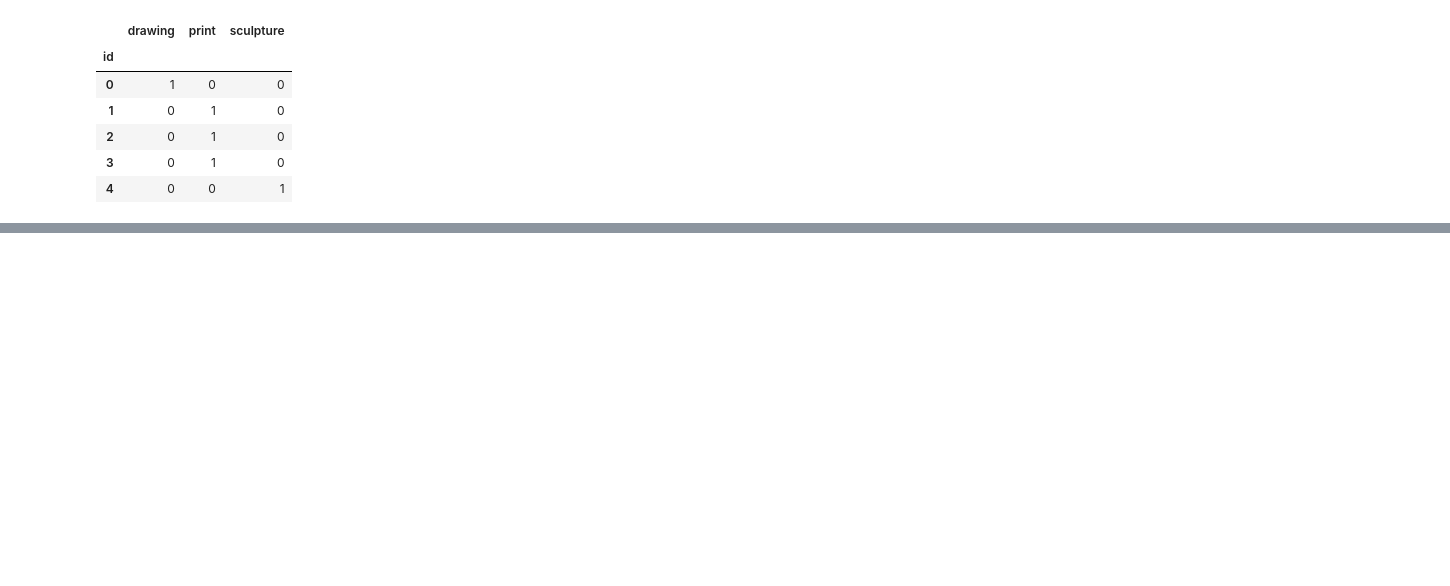
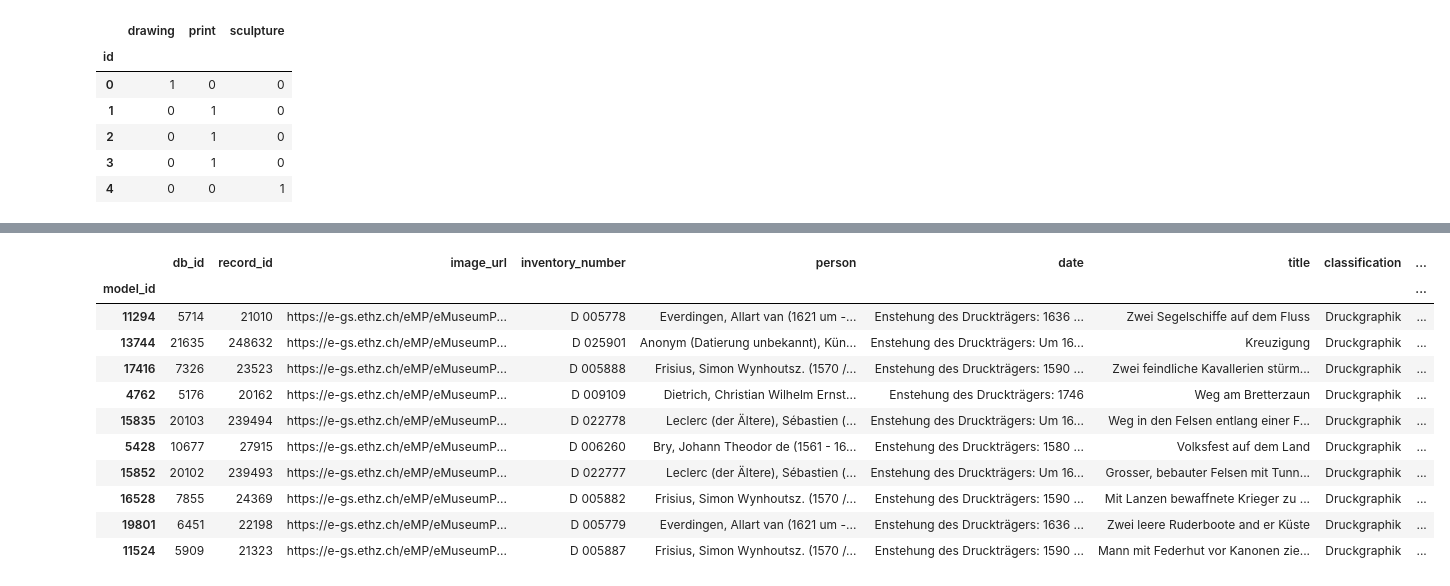
Before and after one commit to eth-library-lab/open-image-search, a Jupyter notebook: search-model/notebooks/exploration__topk_with_exclusions.ipynb, the cells around one changed output, grey strips where cells are left out. Saved outputs shown, nothing was run; the diff lists cells and outputs as text; code cells hidden in the pictures; blank space fills up the shorter version.

```diff
--- a/search-model/notebooks/exploration__topk_with_exclusions.ipynb
+++ b/search-model/notebooks/exploration__topk_with_exclusions.ipynb
@@ -165,0 +689,3 @@ top_k_with_exclusions(topk, query_1, exclusions, k)
+# %%
+# then query WITH exclusions
+scores, result_ids = top_k_with_exclusions(topk, query_1, exclusions, k)
@@ -165,0 +703,16 @@ top_k_with_exclusions(topk, query_1, exclusions, k)
+# %%
+#get metadata for from tensor of result ids
+df_meta.reindex(index=result_ids.numpy()[0].tolist())
+# %% [output]
+|  | db_id | record_id | image_url | inventory_number | person | date | title | classification | ... |
+| model_id |  |  |  |  |  |  |  |  | ... |
+| 11294 | 5714 | 21010 | https://e-gs.ethz.ch/eMP/eMuseumP... | D 005778 | Everdingen, Allart van (1621 um -... | Enstehung des Druckträgers: 1636 ... | Zwei Segelschiffe auf dem Fluss | Druckgraphik | ... |
+| 13744 | 21635 | 248632 | https://e-gs.ethz.ch/eMP/eMuseumP... | D 025901 | Anonym (Datierung unbekannt), Kün... | Enstehung des Druckträgers: Um 16... | Kreuzigung | Druckgraphik | ... |
+| 17416 | 7326 | 23523 | https://e-gs.ethz.ch/eMP/eMuseumP... | D 005888 | Frisius, Simon Wynhoutsz. (1570 /... | Enstehung des Druckträgers: 1590 ... | Zwei feindliche Kavallerien stürm... | Druckgraphik | ... |
+| 4762 | 5176 | 20162 | https://e-gs.ethz.ch/eMP/eMuseumP... | D 009109 | Dietrich, Christian Wilhelm Ernst... | Enstehung des Druckträgers: 1746 | Weg am Bretterzaun | Druckgraphik | ... |
+| 15835 | 20103 | 239494 | https://e-gs.ethz.ch/eMP/eMuseumP... | D 022778 | Leclerc (der Ältere), Sébastien (... | Enstehung des Druckträgers: Um 16... | Weg in den Felsen entlang einer F... | Druckgraphik | ... |
+| 5428 | 10677 | 27915 | https://e-gs.ethz.ch/eMP/eMuseumP... | D 006260 | Bry, Johann Theodor de (1561 - 16... | Enstehung des Druckträgers: 1580 ... | Volksfest auf dem Land | Druckgraphik | ... |
+| 15852 | 20102 | 239493 | https://e-gs.ethz.ch/eMP/eMuseumP... | D 022777 | Leclerc (der Ältere), Sébastien (... | Enstehung des Druckträgers: Um 16... | Grosser, bebauter Felsen mit Tunn... | Druckgraphik | ... |
+| 16528 | 7855 | 24369 | https://e-gs.ethz.ch/eMP/eMuseumP... | D 005882 | Frisius, Simon Wynhoutsz. (1570 /... | Enstehung des Druckträgers: 1590 ... | Mit Lanzen bewaffnete Krieger zu ... | Druckgraphik | ... |
+| 19801 | 6451 | 22198 | https://e-gs.ethz.ch/eMP/eMuseumP... | D 005779 | Everdingen, Allart van (1621 um -... | Enstehung des Druckträgers: 1636 ... | Zwei leere Ruderboote and er Küste | Druckgraphik | ... |
+| 11524 | 5909 | 21323 | https://e-gs.ethz.ch/eMP/eMuseumP... | D 005887 | Frisius, Simon Wynhoutsz. (1570 /... | Enstehung des Druckträgers: 1590 ... | Mann mit Federhut vor Kanonen zie... | Druckgraphik | ... |
```
Also changed, not shown: parts of 63 cells of this notebook.
